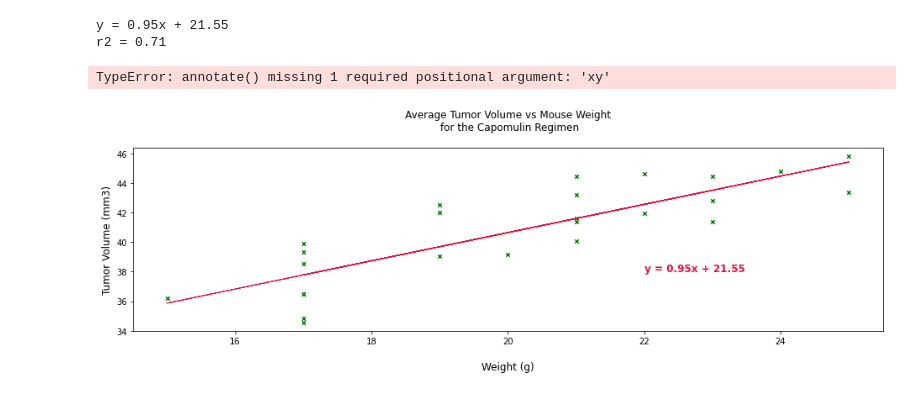
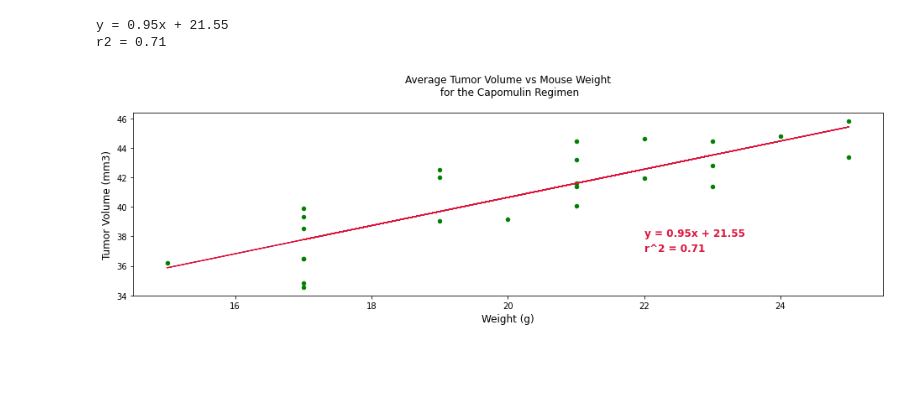
Before and after one commit to uldom/Matplotlib_Challenge, a Jupyter notebook: Pymaceuticals/pymaceuticals_starter.ipynb, the cells around one changed output. Saved outputs shown, nothing was run; the diff lists cells and outputs as text; code cells hidden in the pictures; blank space fills up the shorter version.

```diff
--- a/Pymaceuticals/pymaceuticals_starter.ipynb
+++ b/Pymaceuticals/pymaceuticals_starter.ipynb
@@ -513,18 +514,20 @@ print(f'r2 = {r2}')
 y = 0.95x + 21.55
 r2 = 0.71
 # %%
+# Scatter plot (same as before)
+
 ax = plt.gca()
-
-mice_id_group.plot(kind='scatter',x='Weight (g)',y='Tumor Volume (mm3)',ax=ax, marker='x',color="green",figsize=(16,4))
+mice_id_group.plot(kind = 'scatter', x = 'Weight (g)', y ='Tumor Volume (mm3)', ax=ax,
+                   marker = 'o', color = "green", figsize = (16,4))
 
 plt.title(f'Average Tumor Volume vs Mouse Weight\n for the Capomulin Regimen\n', fontsize = 12,)
-plt.xlabel('\nWeight (g)', fontsize = 12)
+plt.xlabel('Weight (g)', fontsize = 12)
 plt.ylabel('Tumor Volume (mm3)', fontsize = 12)
 
-
-plt.plot(mice_id_group['Weight (g)'], y, linewidth =1, color = 'crimson')
+# Line Plot
+plt.plot(mice_id_group['Weight (g)'], y, linewidth =1.2, color = 'crimson')
 plt.annotate(equation, (22,38), fontsize = 12 , color = 'crimson', fontweight = 'bold')
+plt.annotate(f'r^2 = {r2}', (22,37), fontsize = 12, color = "crimson", fontweight = 'bold')
 plt.show()
 # %% [output]
-TypeError: annotate() missing 1 required positional argument: 'xy'
-[figure, old version]
+[figure, new version]
```
Also changed, not shown: parts of 1 cell of this notebook.
